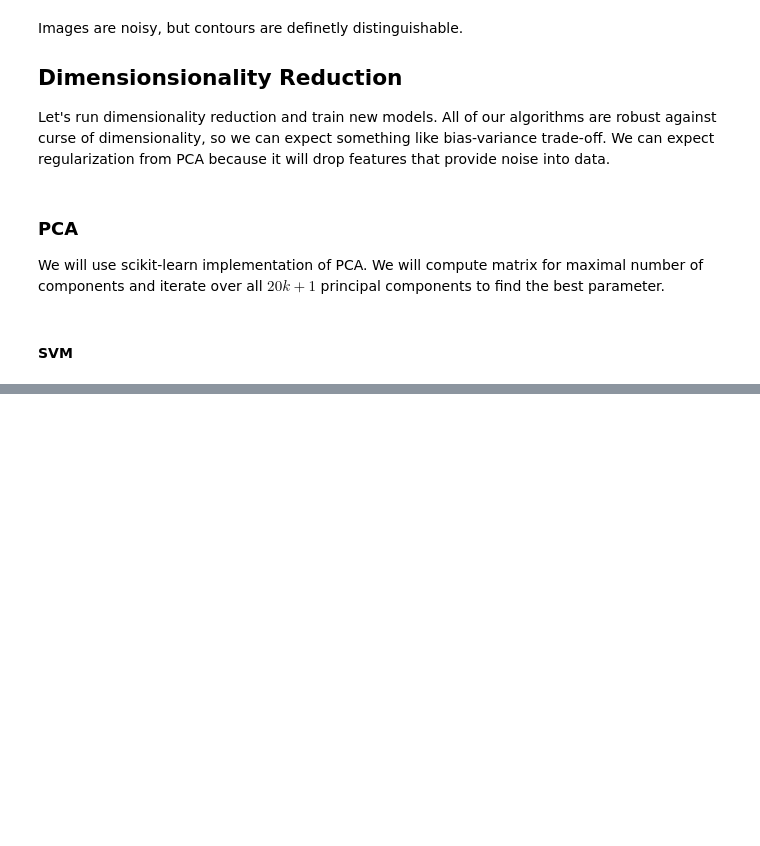
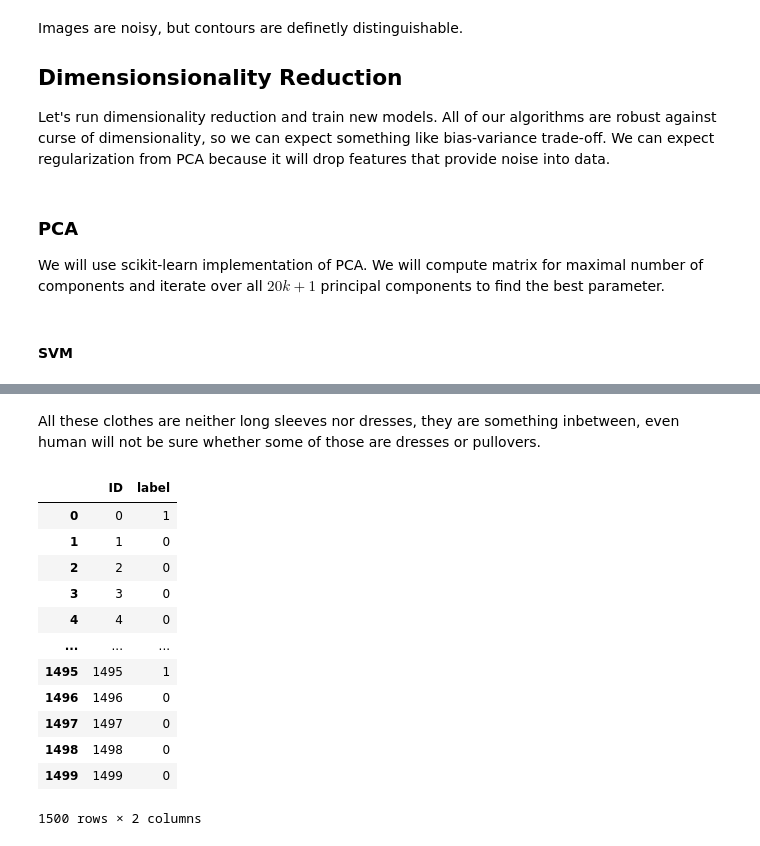
Before and after one commit to ZhigaMason/University, a Jupyter notebook: 01/homework_01_B242.ipynb, the cells around one changed output, grey strips where cells are left out. Cells and saved outputs as stored; diff of their text form; code cells hidden in the pictures; blank space fills up the shorter version.

```diff
--- a/01/homework_01_B242.ipynb
+++ b/01/homework_01_B242.ipynb
@@ -621,0 +749,25 @@ Ellipsis
+# %% [markdown]
+All these clothes are neither long sleeves nor dresses, they are something inbetween, even human will not be sure whether some of those are dresses or pullovers.
+# %%
+eval_df = pd.read_csv('evaluate.csv', index_col='ID')
+
+result_df = pd.DataFrame({
+    'ID'    : eval_df.index,
+    'label' : model.predict(eval_df)
+})
+result_df.to_csv('results.csv', index=False)
+result_df
+# %% [output]
+|  | ID | label |
+| 0 | 0 | 1 |
+| 1 | 1 | 0 |
+| 2 | 2 | 0 |
+| 3 | 3 | 0 |
+| 4 | 4 | 0 |
+| ... | ... | ... |
+| 1495 | 1495 | 1 |
+| 1496 | 1496 | 0 |
+| 1497 | 1497 | 0 |
+| 1498 | 1498 | 0 |
+| 1499 | 1499 | 0 |
+1500 rows × 2 columns
```
Also changed, not shown: parts of 49 cells of this notebook, 1 other file.
